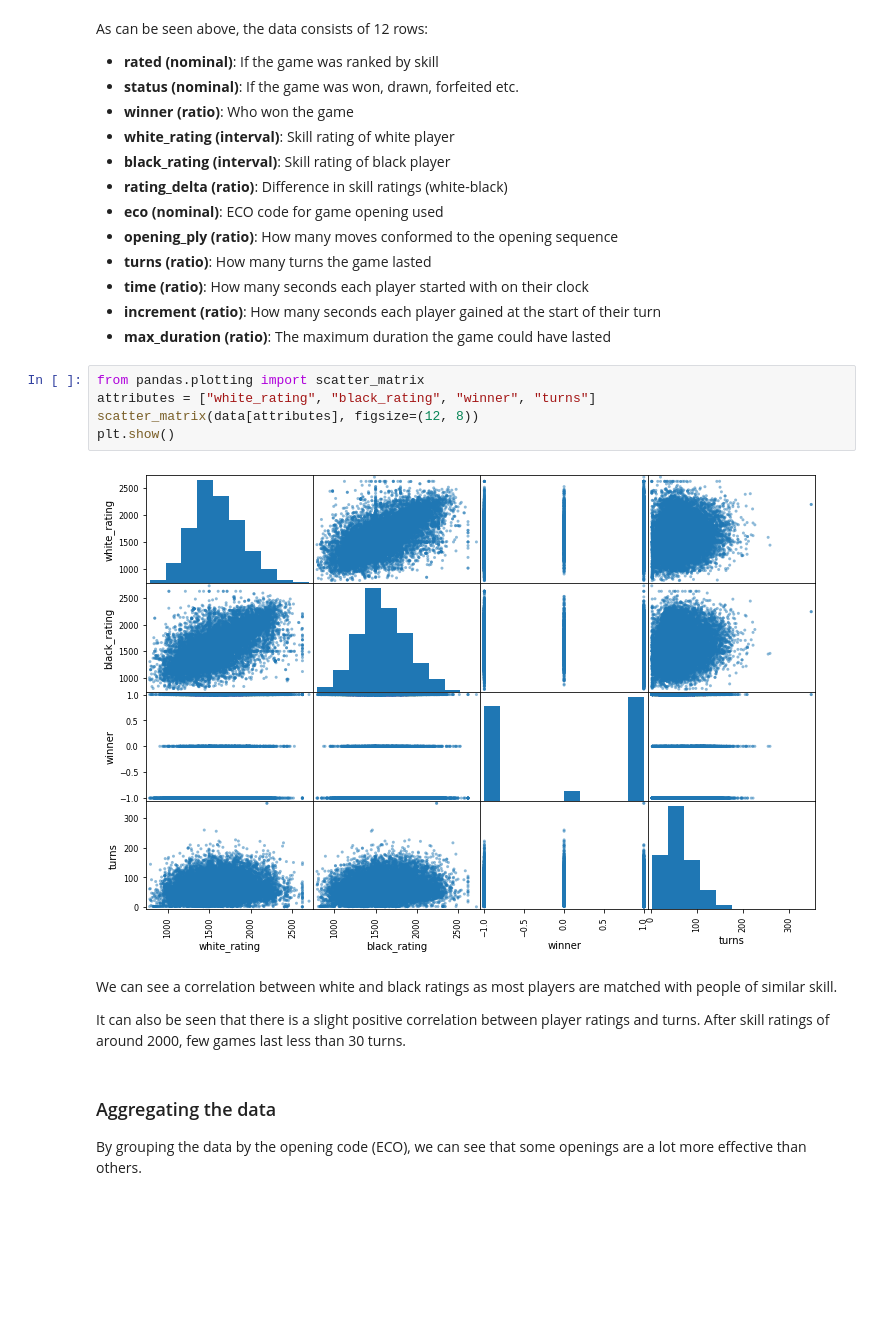
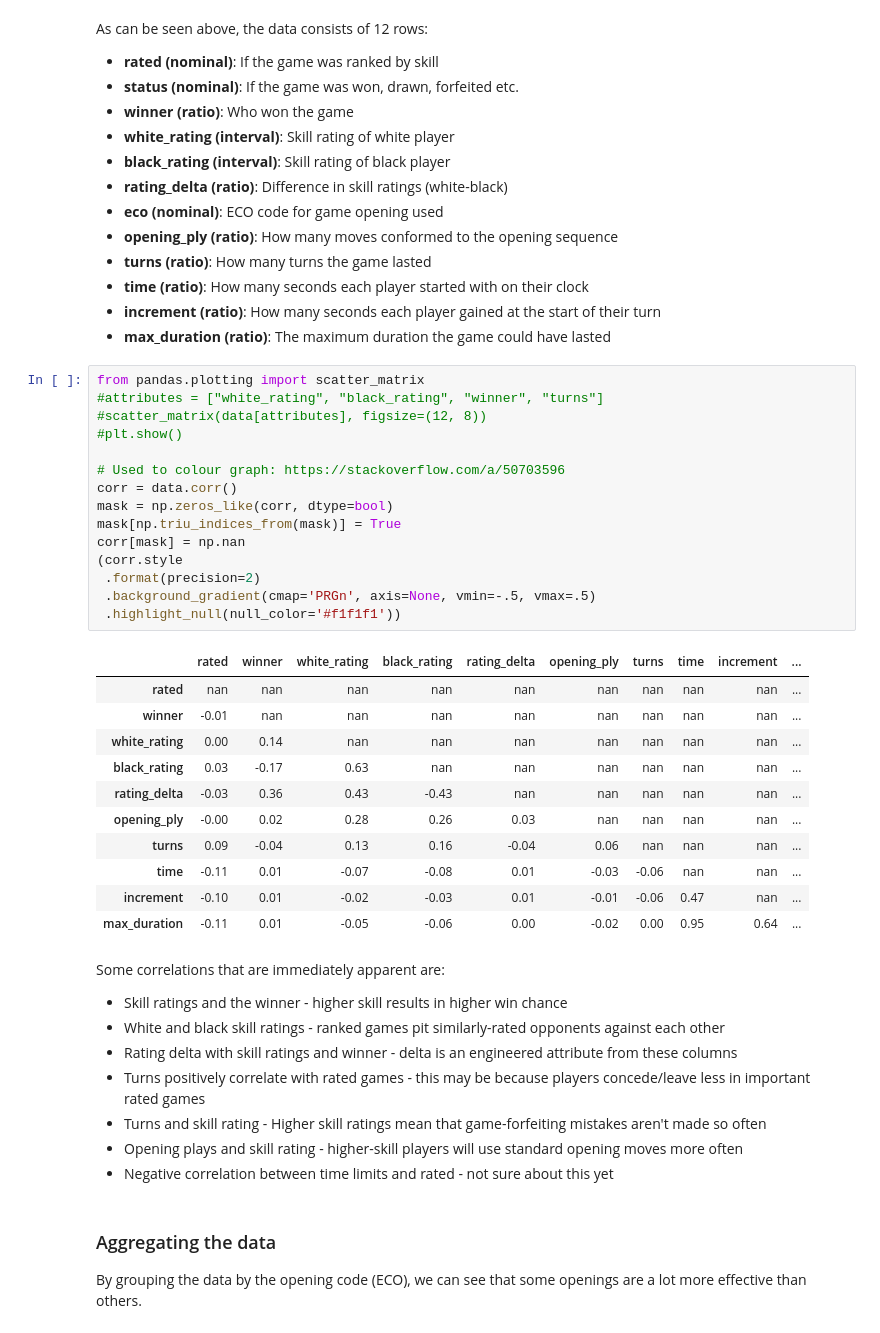
Before and after one commit to ChrisJMurdoch/ChessNotebook, a Jupyter notebook: Chess.ipynb, the cells around one changed output. Cells and saved outputs as stored; diff of their text form; blank space fills up the shorter version.

```diff
--- a/Chess.ipynb
+++ b/Chess.ipynb
@@ -142,15 +142,41 @@ As can be seen above, the data consists of 12 rows:
  - **max_duration (ratio)**: The maximum duration the game could have lasted
 # %%
 from pandas.plotting import scatter_matrix
-attributes = ["white_rating", "black_rating", "winner", "turns"]
-scatter_matrix(data[attributes], figsize=(12, 8))
-plt.show()
+#attributes = ["white_rating", "black_rating", "winner", "turns"]
+#scatter_matrix(data[attributes], figsize=(12, 8))
+#plt.show()
+
+# Used to colour graph: https://stackoverflow.com/a/50703596
+corr = data.corr()
+mask = np.zeros_like(corr, dtype=bool)
+mask[np.triu_indices_from(mask)] = True
+corr[mask] = np.nan
+(corr.style
+ .format(precision=2)
+ .background_gradient(cmap='PRGn', axis=None, vmin=-.5, vmax=.5)
+ .highlight_null(null_color='#f1f1f1'))
 # %% [output]
-[figure, removed]
+|  | rated | winner | white_rating | black_rating | rating_delta | opening_ply | turns | time | increment | ... |
+| rated | nan | nan | nan | nan | nan | nan | nan | nan | nan | ... |
+| winner | -0.01 | nan | nan | nan | nan | nan | nan | nan | nan | ... |
+| white_rating | 0.00 | 0.14 | nan | nan | nan | nan | nan | nan | nan | ... |
+| black_rating | 0.03 | -0.17 | 0.63 | nan | nan | nan | nan | nan | nan | ... |
+| rating_delta | -0.03 | 0.36 | 0.43 | -0.43 | nan | nan | nan | nan | nan | ... |
+| opening_ply | -0.00 | 0.02 | 0.28 | 0.26 | 0.03 | nan | nan | nan | nan | ... |
+| turns | 0.09 | -0.04 | 0.13 | 0.16 | -0.04 | 0.06 | nan | nan | nan | ... |
+| time | -0.11 | 0.01 | -0.07 | -0.08 | 0.01 | -0.03 | -0.06 | nan | nan | ... |
+| increment | -0.10 | 0.01 | -0.02 | -0.03 | 0.01 | -0.01 | -0.06 | 0.47 | nan | ... |
+| max_duration | -0.11 | 0.01 | -0.05 | -0.06 | 0.00 | -0.02 | 0.00 | 0.95 | 0.64 | ... |
 # %% [markdown]
-We can see a correlation between white and black ratings as most players are matched with people of similar skill.
+Some correlations that are immediately apparent are:
 
-It can also be seen that there is a slight positive correlation between player ratings and turns.  After skill ratings of around 2000, few games last less than 30 turns.
+ - Skill ratings and the winner - higher skill results in higher win chance
+ - White and black skill ratings - ranked games pit similarly-rated opponents against each other
+ - Rating delta with skill ratings and winner - delta is an engineered attribute from these columns
+ - Turns positively correlate with rated games - this may be because players concede/leave less in important rated games
+ - Turns and skill rating - Higher skill ratings mean that game-forfeiting mistakes aren't made so often
+ - Opening plays and skill rating - higher-skill players will use standard opening moves more often
+ - Negative correlation between time limits and rated - not sure about this yet
 # %% [markdown]
 ### Aggregating the data
 
```
Also changed, not shown: parts of 5 cells of this notebook.
